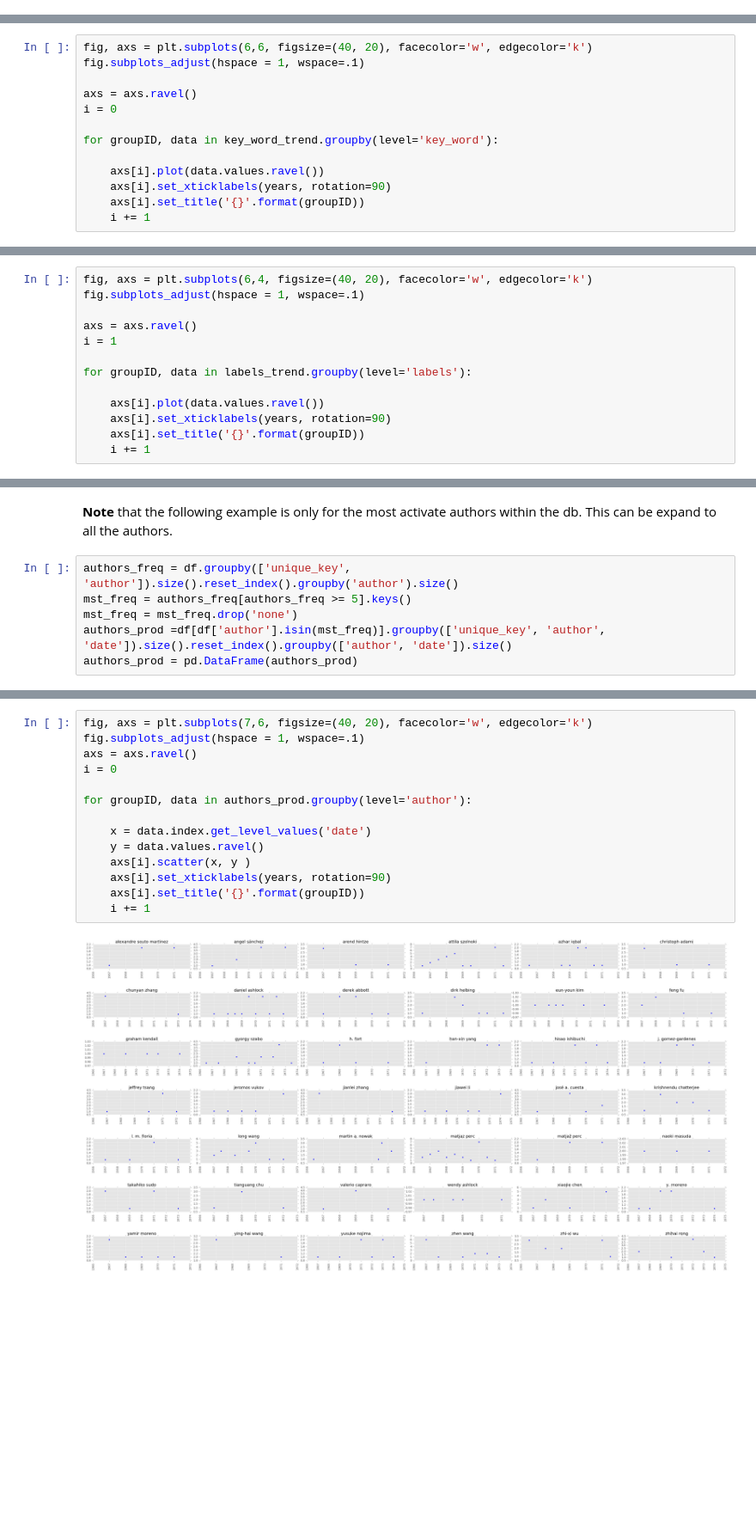
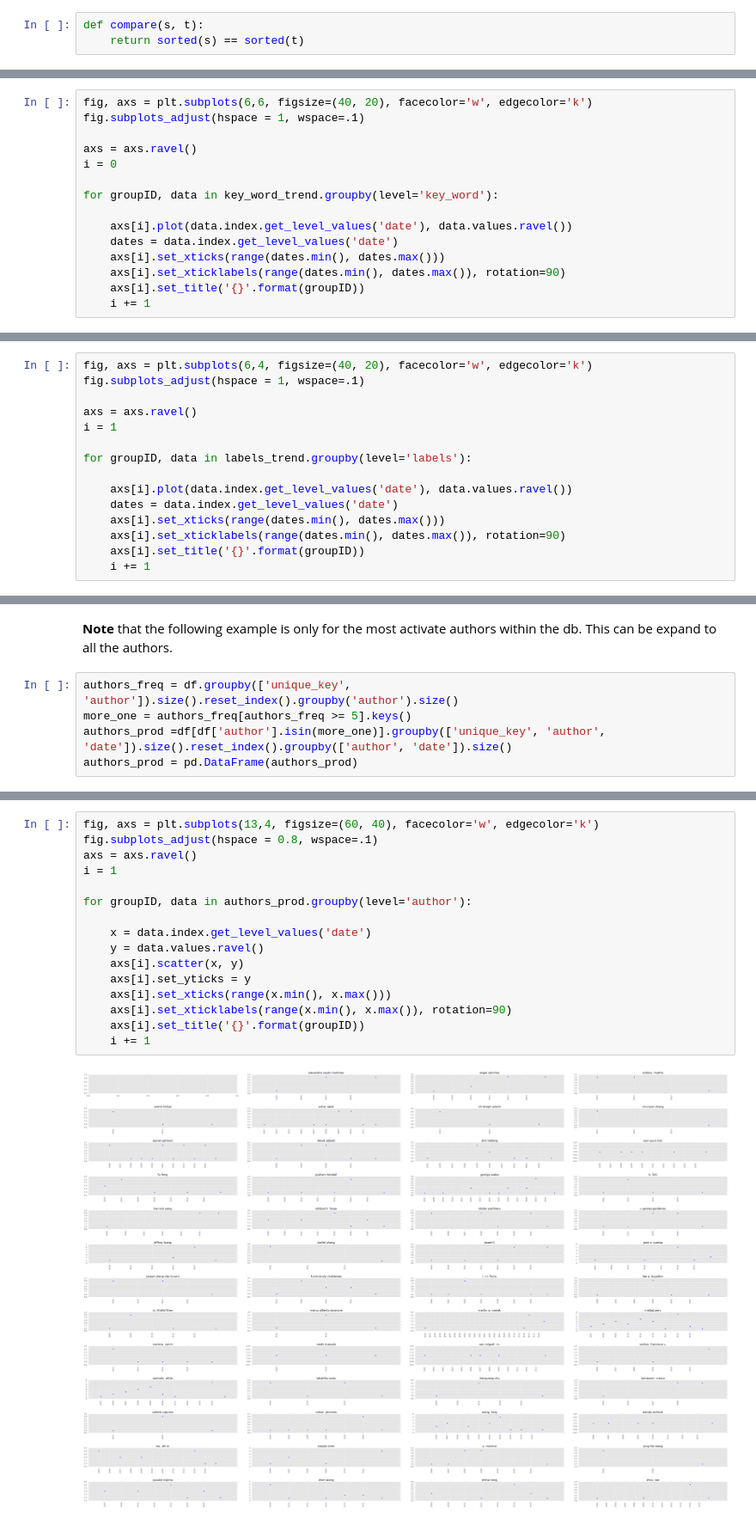
Before and after one commit to Nikoleta-v3/Axelbib, a Jupyter notebook: scraping/Analysis of Results/Initial Analysis.ipynb, the cells around one changed output, grey strips where cells are left out. Shown at 86% size. Drawn from its saved outputs; the diff is of its cells as text; blank space fills up the shorter version.

```diff
--- a/scraping/Analysis of Results/Initial Analysis.ipynb
+++ b/scraping/Analysis of Results/Initial Analysis.ipynb
@@ -40,0 +49,3 @@ len(df['title'].unique()), len(df['unique_key'].unique())
+# %%
+def compare(s, t):
+    return sorted(s) == sorted(t)
@@ -277,8 +302,10 @@ i = 0
 
 for groupID, data in key_word_trend.groupby(level='key_word'):
 
-    axs[i].plot(data.values.ravel())
-    axs[i].set_xticklabels(years, rotation=90)
+    axs[i].plot(data.index.get_level_values('date'), data.values.ravel())
+    dates = data.index.get_level_values('date')
+    axs[i].set_xticks(range(dates.min(), dates.max()))
+    axs[i].set_xticklabels(range(dates.min(), dates.max()), rotation=90)
     axs[i].set_title('{}'.format(groupID))
     i += 1
 # %% [output]
@@ -299,8 +326,10 @@ i = 1
 
 for groupID, data in labels_trend.groupby(level='labels'):
 
-    axs[i].plot(data.values.ravel())
-    axs[i].set_xticklabels(years, rotation=90)
+    axs[i].plot(data.index.get_level_values('date'), data.values.ravel())
+    dates = data.index.get_level_values('date')
+    axs[i].set_xticks(range(dates.min(), dates.max()))
+    axs[i].set_xticklabels(range(dates.min(), dates.max()), rotation=90)
     axs[i].set_title('{}'.format(groupID))
     i += 1
 # %% [output]
@@ -314,7 +343,6 @@ Authors with number of article can show us the productivity of an author.
 to all the authors.
 # %%
 authors_freq = df.groupby(['unique_key', 'author']).size().reset_index().groupby('author').size()
-mst_freq = authors_freq[authors_freq >= 5].keys()
-mst_freq = mst_freq.drop('none')
-authors_prod =df[df['author'].isin(mst_freq)].groupby(['unique_key', 'author', 'date']).size().reset_index().groupby(['author', 'date']).size()
+more_one = authors_freq[authors_freq >= 5].keys()
+authors_prod =df[df['author'].isin(more_one)].groupby(['unique_key', 'author', 'date']).size().reset_index().groupby(['author', 'date']).size()
 authors_prod = pd.DataFrame(authors_prod)
@@ -321,16 +353,18 @@ authors_prod = pd.DataFrame(authors_prod)
 # %%
-fig, axs = plt.subplots(7,6, figsize=(40, 20), facecolor='w', edgecolor='k')
-fig.subplots_adjust(hspace = 1, wspace=.1)
+fig, axs = plt.subplots(13,4, figsize=(60, 40), facecolor='w', edgecolor='k')
+fig.subplots_adjust(hspace = 0.8, wspace=.1)
 axs = axs.ravel()
-i = 0
+i = 1
 
 for groupID, data in authors_prod.groupby(level='author'):
 
     x = data.index.get_level_values('date')
     y = data.values.ravel()
-    axs[i].scatter(x, y )
-    axs[i].set_xticklabels(years, rotation=90)
+    axs[i].scatter(x, y)
+    axs[i].set_yticks = y
+    axs[i].set_xticks(range(x.min(), x.max()))
+    axs[i].set_xticklabels(range(x.min(), x.max()), rotation=90)
     axs[i].set_title('{}'.format(groupID))
     i += 1
 # %% [output]
-[figure, old version]
+[figure, new version]
```
Also changed, not shown: parts of 23 cells of this notebook, 2 other files.
